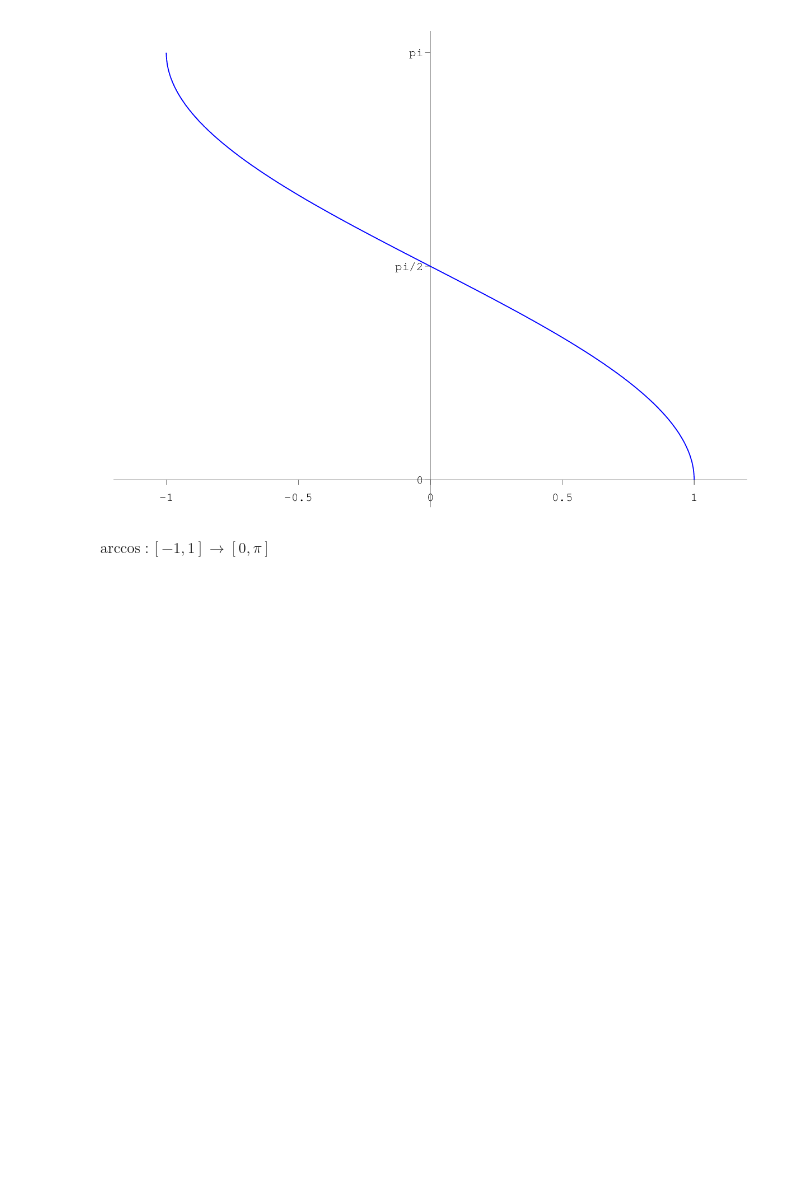
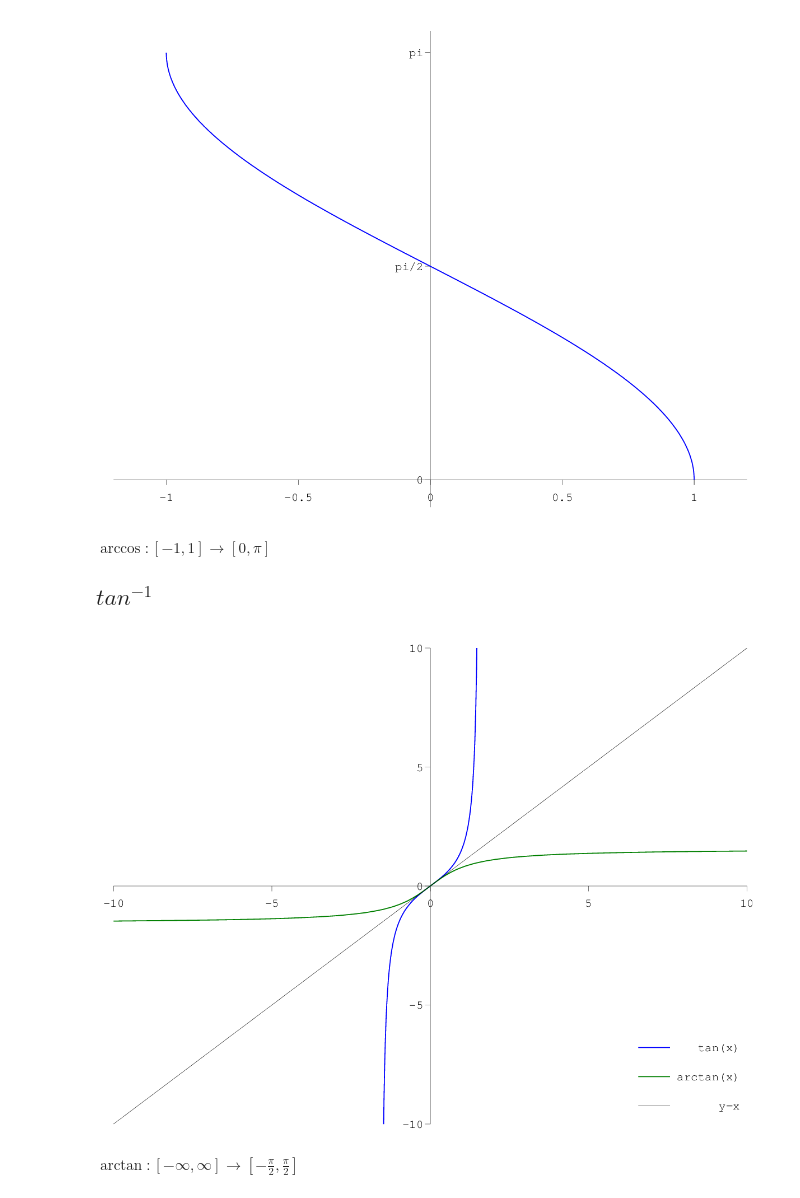
Before and after one commit to ianreah/notebooks, a Jupyter notebook: single-variable-calculus/0d. Domain and Range.ipynb, the cells around one changed output. Cells and saved outputs as stored; diff of their text form; code cells hidden in the pictures; blank space fills up the shorter version.

```diff
--- a/single-variable-calculus/0d. Domain and Range.ipynb
+++ b/single-variable-calculus/0d. Domain and Range.ipynb
@@ -87,3 +102,24 @@ set(gca, "box", "off");
 [figure]
 # %% [markdown]
 $\arccos:[-1,1]\to[0,\pi]$
+
+## $tan^{-1}$ ##
+# %%
+x=[-pi/2:0.01:pi/2];
+t=tan(x);
+
+xx=[-10:10];
+
+plot(x,t,'LineWidth',3,t,x,'LineWidth',3,xx,xx,'color','k');
+set(gca, "xaxislocation", "zero");
+set(gca, "yaxislocation", "zero");
+set(gca, "xlim", [-10 10]);
+set(gca, "ylim", [-10 10]);
+set(gca, "box", "off");
+
+legend ({'tan(x)','arctan(x)', 'y=x'}, 'location', 'southeast');
+legend boxoff;
+# %% [output]
+[figure, added]
+# %% [markdown]
+$\arctan:[-\infty,\infty]\to[-\frac{\pi}{2},\frac{\pi}{2}]$
```
Also changed, not shown: parts of 2 cells of this notebook.
